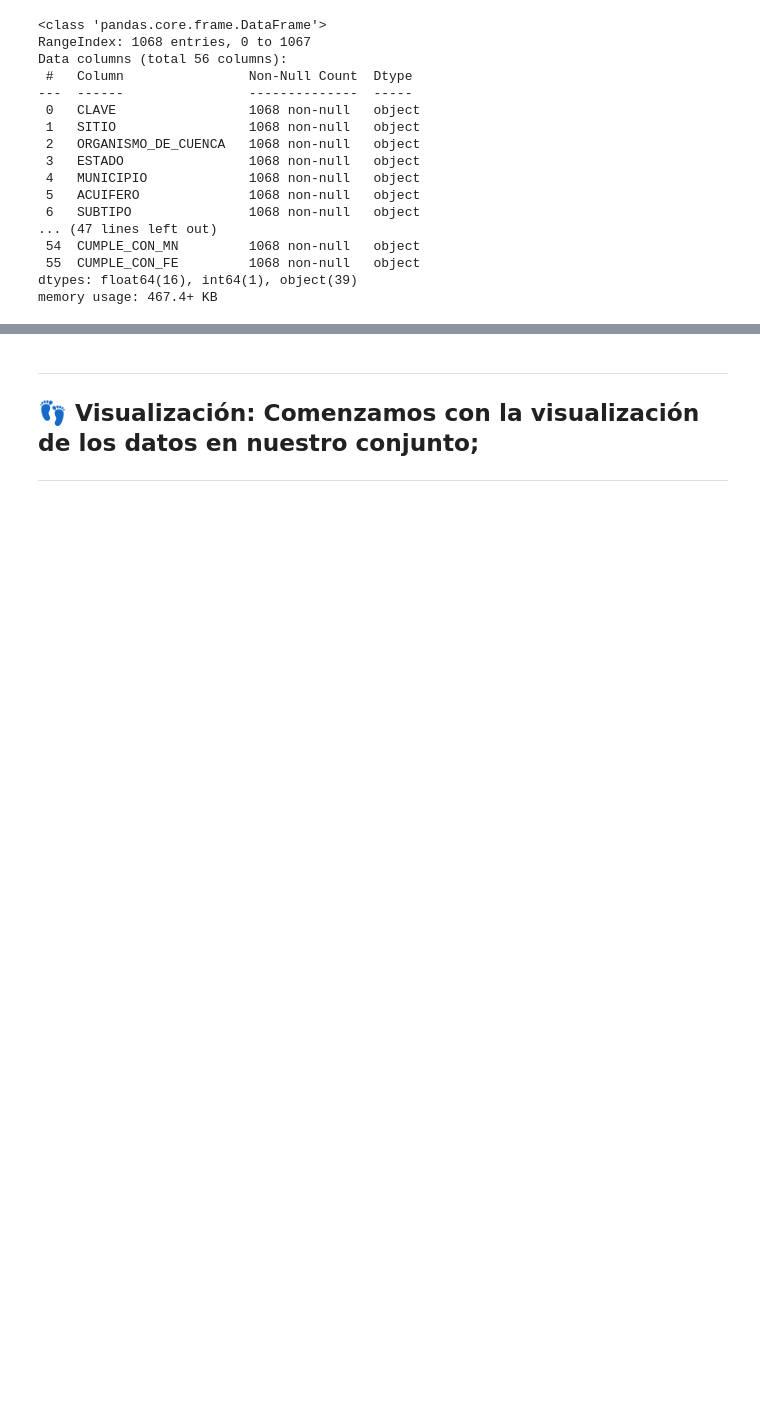
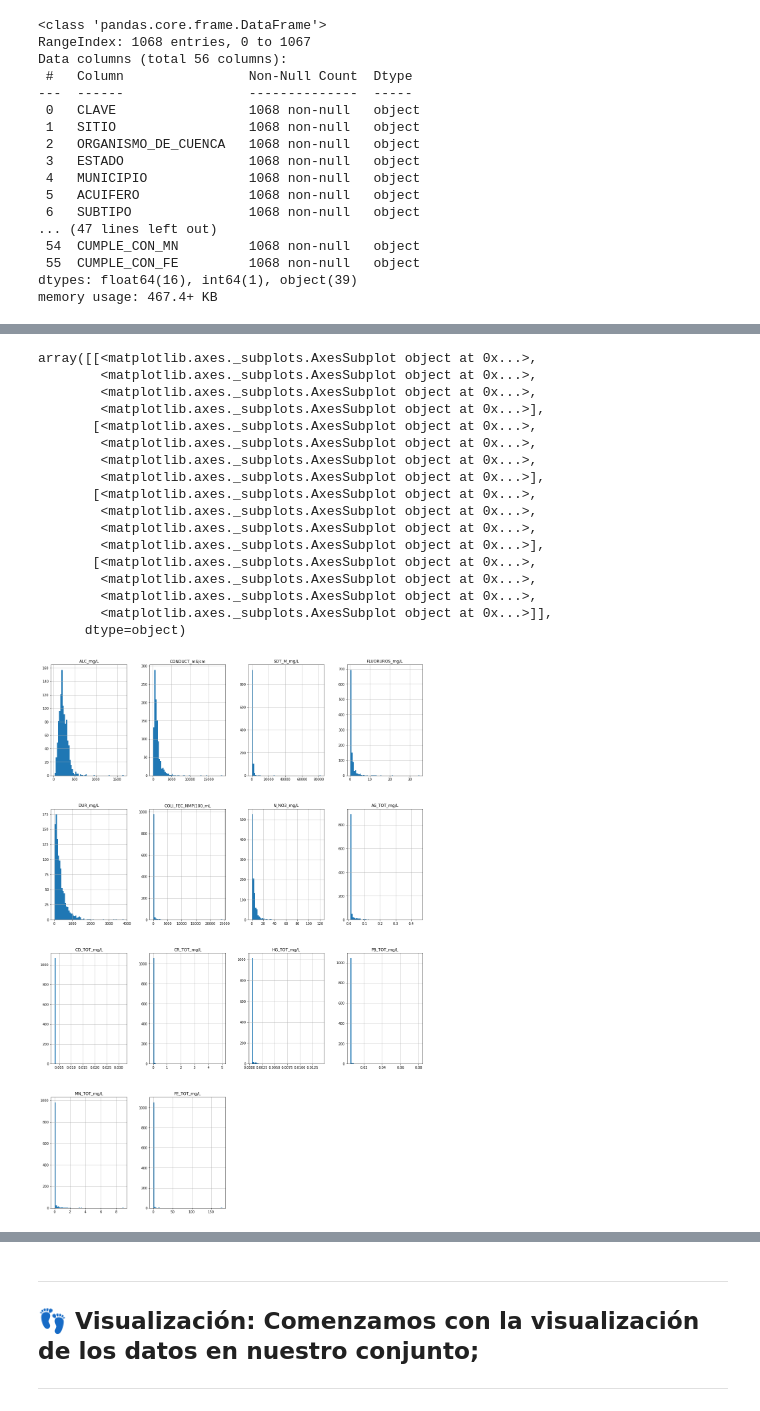
Before and after one commit to PosgradoMNA/actividades-del-projecto-equipo-60, a Jupyter notebook: Reto_Equipo_60_Entrega_1.ipynb, the cells around one changed output, grey strips where cells are left out. Saved outputs shown, nothing was run; the diff lists cells and outputs as text; code cells hidden in the pictures; blank space fills up the shorter version.

```diff
--- a/Reto_Equipo_60_Entrega_1.ipynb
+++ b/Reto_Equipo_60_Entrega_1.ipynb
@@ -295,0 +317,25 @@ memory usage: 467.4+ KB
+# %%
+#Actualizamos nuestro dataframe de columnas numéricas con el conjunto actualizado para visualizar la distribución de las columnas.
+dfnum = dfAguasSubterraneas[['ALC_mg/L','CONDUCT_mS/cm','SDT_M_mg/L','FLUORUROS_mg/L','DUR_mg/L','COLI_FEC_NMP/100_mL',
+                      'N_NO3_mg/L','AS_TOT_mg/L','CD_TOT_mg/L','CR_TOT_mg/L','HG_TOT_mg/L','PB_TOT_mg/L','MN_TOT_mg/L','FE_TOT_mg/L']]
+#Graficamos la distribución de las columnas numéricas
+dfnum.hist(bins = 60, figsize=(20,30))
+# %% [output]
+array([[<matplotlib.axes._subplots.AxesSubplot object at 0x...>,
+        <matplotlib.axes._subplots.AxesSubplot object at 0x...>,
+        <matplotlib.axes._subplots.AxesSubplot object at 0x...>,
+        <matplotlib.axes._subplots.AxesSubplot object at 0x...>],
+       [<matplotlib.axes._subplots.AxesSubplot object at 0x...>,
+        <matplotlib.axes._subplots.AxesSubplot object at 0x...>,
+        <matplotlib.axes._subplots.AxesSubplot object at 0x...>,
+        <matplotlib.axes._subplots.AxesSubplot object at 0x...>],
+       [<matplotlib.axes._subplots.AxesSubplot object at 0x...>,
+        <matplotlib.axes._subplots.AxesSubplot object at 0x...>,
+        <matplotlib.axes._subplots.AxesSubplot object at 0x...>,
+        <matplotlib.axes._subplots.AxesSubplot object at 0x...>],
+       [<matplotlib.axes._subplots.AxesSubplot object at 0x...>,
+        <matplotlib.axes._subplots.AxesSubplot object at 0x...>,
+        <matplotlib.axes._subplots.AxesSubplot object at 0x...>,
+        <matplotlib.axes._subplots.AxesSubplot object at 0x...>]],
+      dtype=object)
+[figure, added]
```
Also changed, not shown: parts of 12 cells of this notebook.
